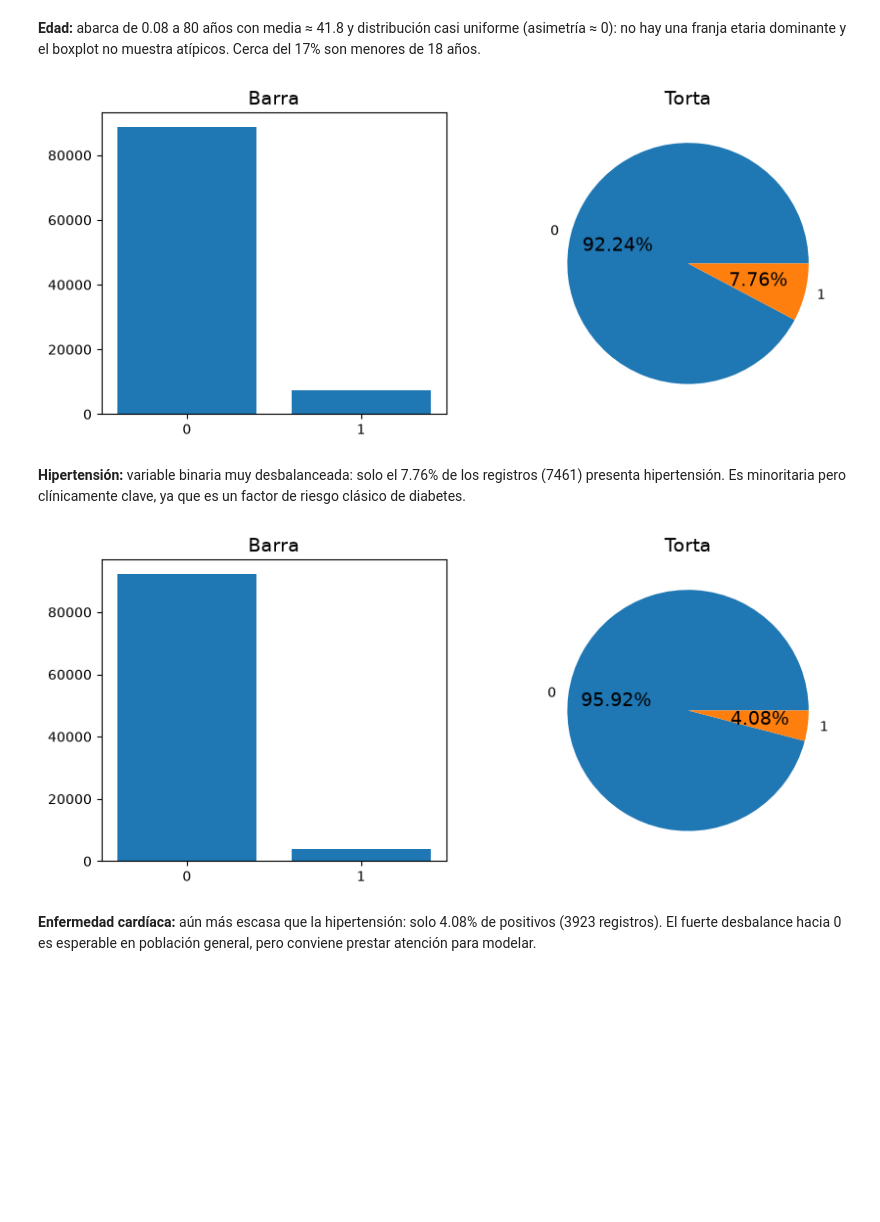
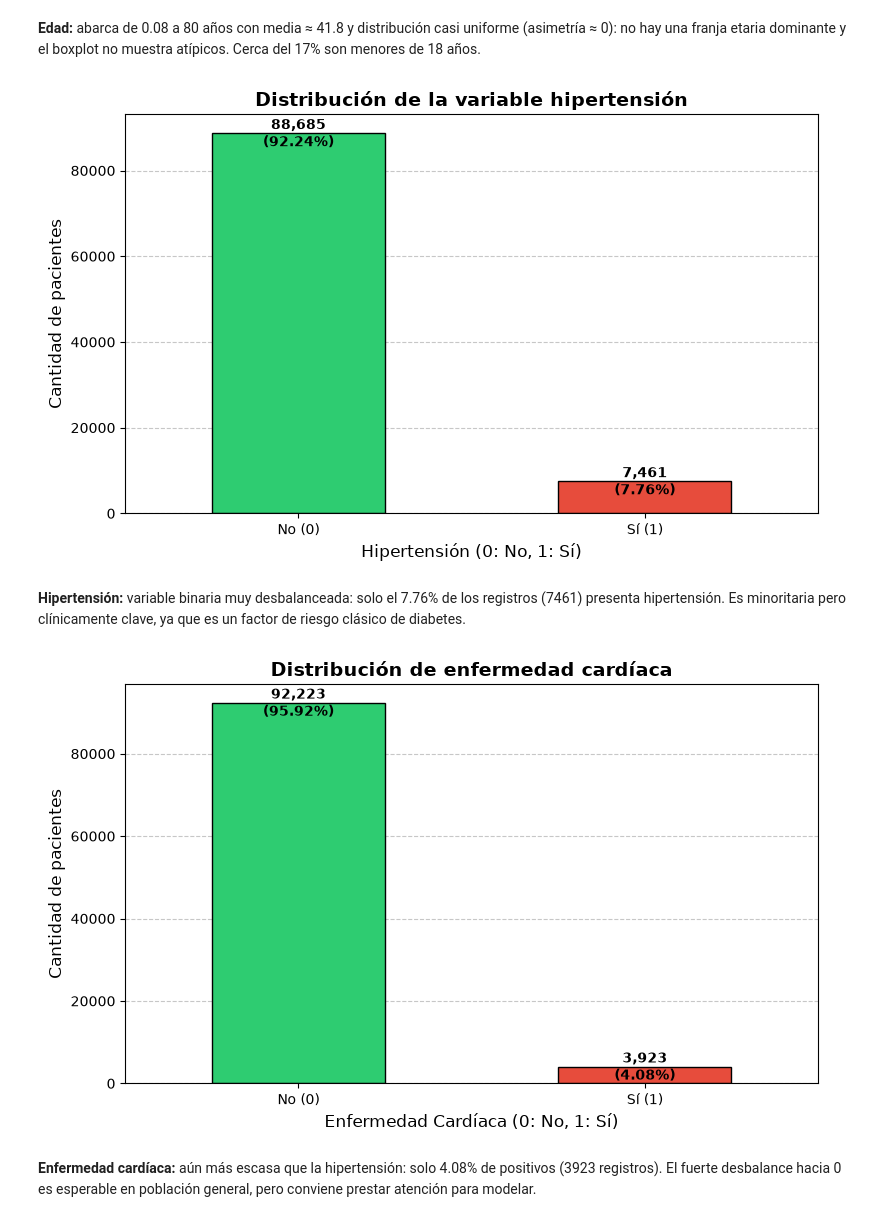
Before and after one commit to JulyAnAr88/mg-datos, a Jupyter notebook: automatizacion-test/proyecto-aprendizaje-automatico.ipynb, the cells around one changed output. Saved outputs shown, nothing was run; the diff lists cells and outputs as text; code cells hidden in the pictures; blank space fills up the shorter version.

```diff
--- a/automatizacion-test/proyecto-aprendizaje-automatico.ipynb
+++ b/automatizacion-test/proyecto-aprendizaje-automatico.ipynb
@@ -227,35 +240,45 @@ Asimetría de la distribución de la edad: -0.06
 # %% [markdown]
 **Edad:** abarca de 0.08 a 80 años con media ≈ 41.8 y distribución casi uniforme (asimetría ≈ 0): no hay una franja etaria dominante y el boxplot no muestra atípicos. Cerca del 17% son menores de 18 años.
 # %%
-hypertension_counts = diabetes["hypertension"].value_counts()
+# Visualización de la distribución de la variable hipertension
+fig, ax = plt.subplots(figsize=(8, 5))
+color = ['#2ecc71', '#e74c3c']
+diabetes['hypertension'].value_counts().plot(kind='bar', color=color, edgecolor='black', ax=ax)
+ax.set_title('Distribución de la variable hipertensión', fontsize=14, fontweight='bold')
+ax.set_xlabel('Hipertensión (0: No, 1: Sí)', fontsize=12)
+ax.set_ylabel('Cantidad de pacientes', fontsize=12)
+ax.set_xticklabels(['No (0)', 'Sí (1)'], rotation=0)
 
-fig, axes = plt.subplots(1, 2, figsize=(10, 4))
+for i, v in enumerate(diabetes['hypertension'].value_counts()):
+    ax.text(i, v -3000, f'{v:,}\n({v/len(diabetes)*100:.2f}%)', color='black', ha='center', fontweight='bold')
 
-axes[0].bar(hypertension_counts.index.astype(str), hypertension_counts.values)
-axes[0].set_title("Barra")
-
-axes[1].pie(x=hypertension_counts.values, labels=hypertension_counts.index, autopct="%.2f%%")
-axes[1].set_title("Torta")
-
+ax.set_axisbelow(True)
+ax.grid(axis='y', linestyle='--', alpha=0.7)
+plt.tight_layout()
 plt.show()
 # %% [output]
-[figure, old version]
+[figure, new version]
 # %% [markdown]
 **Hipertensión:** variable binaria muy desbalanceada: solo el 7.76% de los registros (7461) presenta hipertensión. Es minoritaria pero clínicamente clave, ya que es un factor de riesgo clásico de diabetes.
 # %%
-heart_disease_counts = diabetes["heart_disease"].value_counts()
+# Heart Disease Distribution
+fig, ax = plt.subplots(figsize=(8, 5))
+color = ['#2ecc71', '#e74c3c']
+diabetes['heart_disease'].value_counts().plot(kind='bar', color=color, edgecolor='black', ax=ax)
+ax.set_title('Distribución de enfermedad cardíaca', fontsize=14, fontweight='bold')
+ax.set_xlabel('Enfermedad Cardíaca (0: No, 1: Sí)', fontsize=12)
+ax.set_ylabel('Cantidad de pacientes', fontsize=12)
+ax.set_xticklabels(['No (0)', 'Sí (1)'], rotation=0)
 
-fig, axes = plt.subplots(1, 2, figsize=(10, 4))
+for i, v in enumerate(diabetes['heart_disease'].value_counts()):
+    ax.text(i, v -3000, f'{v:,}\n({v/len(diabetes)*100:.2f}%)', color='black', ha='center', fontweight='bold')
 
-axes[0].bar(heart_disease_counts.index.astype(str), heart_disease_counts.values)
-axes[0].set_title("Barra")
-
-axes[1].pie(x=heart_disease_counts.values, labels=heart_disease_counts.index, autopct="%.2f%%")
-axes[1].set_title("Torta")
-
+ax.set_axisbelow(True)
+ax.grid(axis='y', linestyle='--', alpha=0.7)
+plt.tight_layout()
 plt.show()
 # %% [output]
-[figure, old version]
+[figure, new version]
 # %% [markdown]
 **Enfermedad cardíaca:** aún más escasa que la hipertensión: solo 4.08% de positivos (3923 registros). El fuerte desbalance hacia 0 es esperable en población general, pero conviene prestar atención para modelar.
 # %%
```
Also changed, not shown: parts of 44 cells of this notebook.
